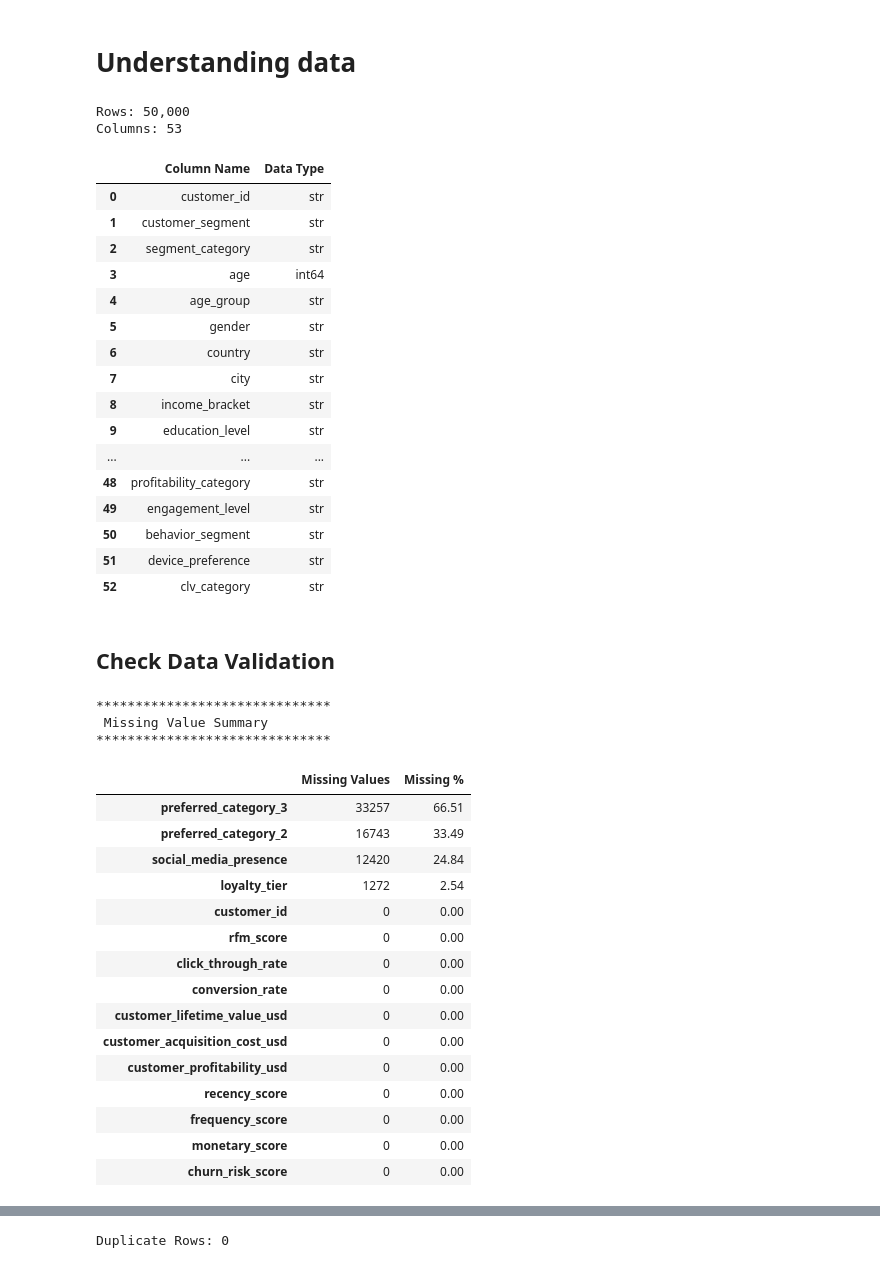
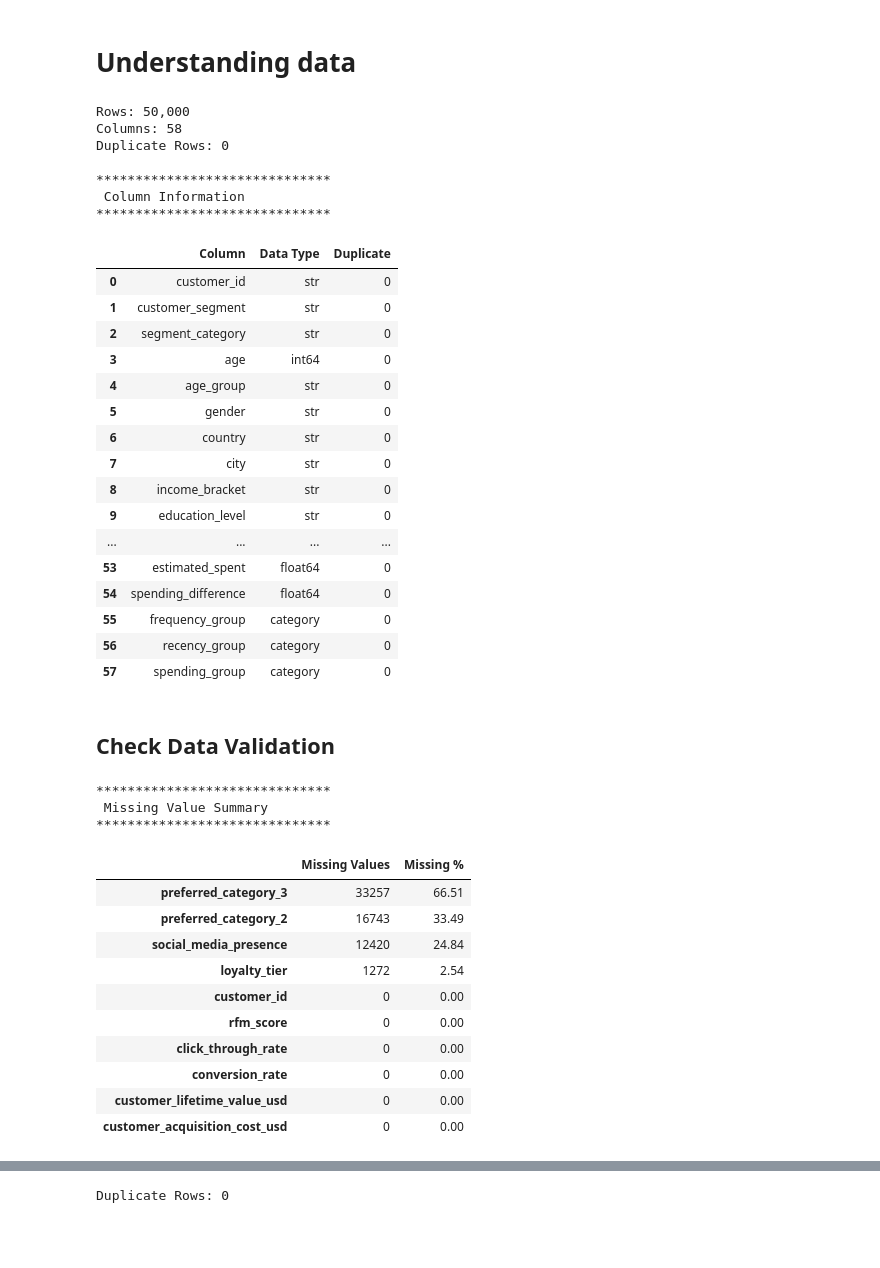
Before and after one commit to yezaw-zafki/Industrial-Analysis-EDA, a Jupyter notebook: E-commerace Customer Segmentation.ipynb, the cells around one changed output, grey strips where cells are left out. Saved outputs shown, nothing was run; the diff lists cells and outputs as text; code cells hidden in the pictures; blank space fills up the shorter version.

```diff
--- a/E-commerace Customer Segmentation.ipynb
+++ b/E-commerace Customer Segmentation.ipynb
@@ -29,28 +29,47 @@ Path to dataset files: /Users/yezawmyint/.cache/kagglehub/datasets/datascikhan/e
 # %%
 print(f"Rows: {df.shape[0]:,}")
 print(f"Columns: {df.shape[1]:,}")
+# Check Duplication
+duplicate_count = df.duplicated().sum()
+print(f"Duplicate Rows: {duplicate_count:,}\n")
+
+# Column Information
+print("*"*30)
+print(" Column Information")
+print("*"*30)
+
+column_info = pd.DataFrame({
+    "Column": df.columns.astype(str).values,
+    "Data Type": df.dtypes.astype(str).values,
+    "Duplicate": df.duplicated().sum()
+})
 
 display(column_info)
 # %% [output]
 Rows: 50,000
-Columns: 53
+Columns: 58
+Duplicate Rows: 0
+
+******************************
+ Column Information
+******************************
-|  | Column Name | Data Type |
-| 0 | customer_id | str |
-| 1 | customer_segment | str |
-| 2 | segment_category | str |
-| 3 | age | int64 |
-| 4 | age_group | str |
-| 5 | gender | str |
-| 6 | country | str |
-| 7 | city | str |
-| 8 | income_bracket | str |
-| 9 | education_level | str |
-| ... | ... | ... |
-| 48 | profitability_category | str |
-| 49 | engagement_level | str |
-| 50 | behavior_segment | str |
-| 51 | device_preference | str |
-| 52 | clv_category | str |
+|  | Column | Data Type | Duplicate |
+| 0 | customer_id | str | 0 |
+| 1 | customer_segment | str | 0 |
+| 2 | segment_category | str | 0 |
+| 3 | age | int64 | 0 |
+| 4 | age_group | str | 0 |
+| 5 | gender | str | 0 |
+| 6 | country | str | 0 |
+| 7 | city | str | 0 |
+| 8 | income_bracket | str | 0 |
+| 9 | education_level | str | 0 |
+| ... | ... | ... | ... |
+| 53 | estimated_spent | float64 | 0 |
+| 54 | spending_difference | float64 | 0 |
+| 55 | frequency_group | category | 0 |
+| 56 | recency_group | category | 0 |
+| 57 | spending_group | category | 0 |
 # %% [markdown]
 ## Check Data Validation
 # %%
@@ -68,7 +87,7 @@ print("*"*30)
 display(
     missing_summary
     .sort_values("Missing Values", ascending=False)
-    .head(15)
+    .head(10)
 )
 # %% [output]
 ******************************
@@ -85,8 +104,3 @@ display(
 | conversion_rate | 0 | 0.00 |
 | customer_lifetime_value_usd | 0 | 0.00 |
 | customer_acquisition_cost_usd | 0 | 0.00 |
-| customer_profitability_usd | 0 | 0.00 |
-| recency_score | 0 | 0.00 |
-| frequency_score | 0 | 0.00 |
-| monetary_score | 0 | 0.00 |
-| churn_risk_score | 0 | 0.00 |
```
Also changed, not shown: parts of 17 cells of this notebook.
